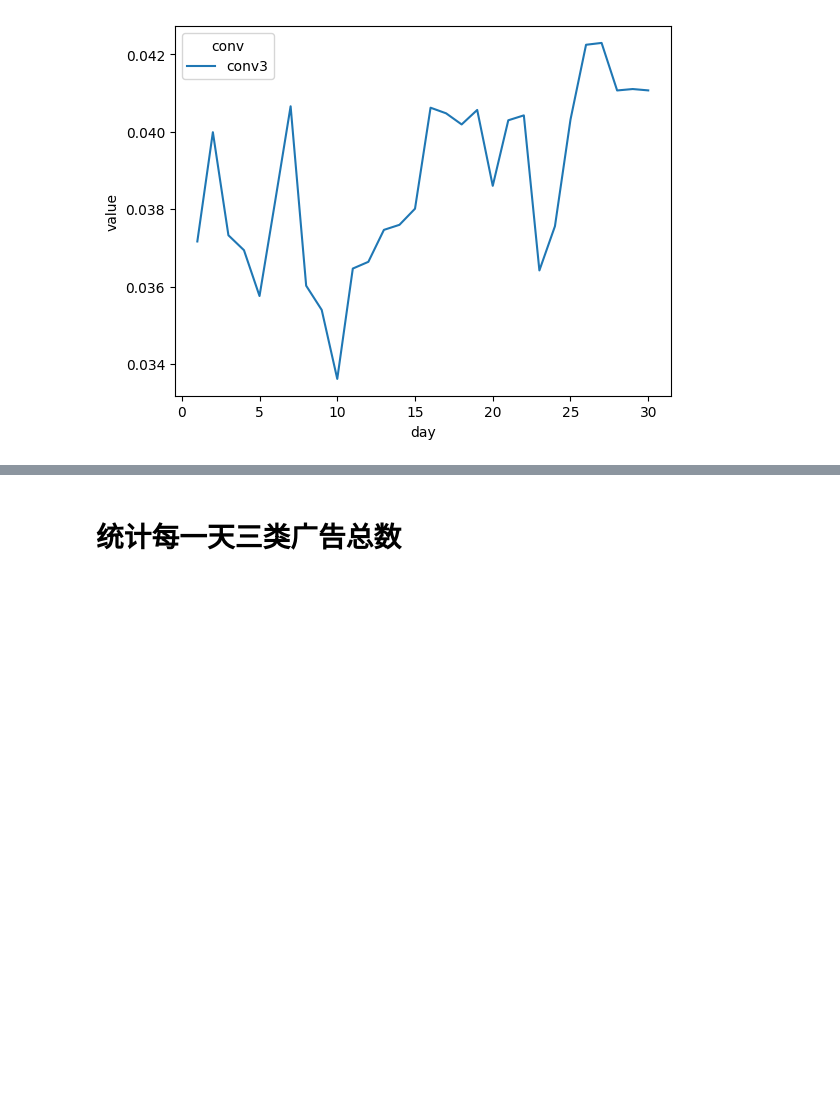
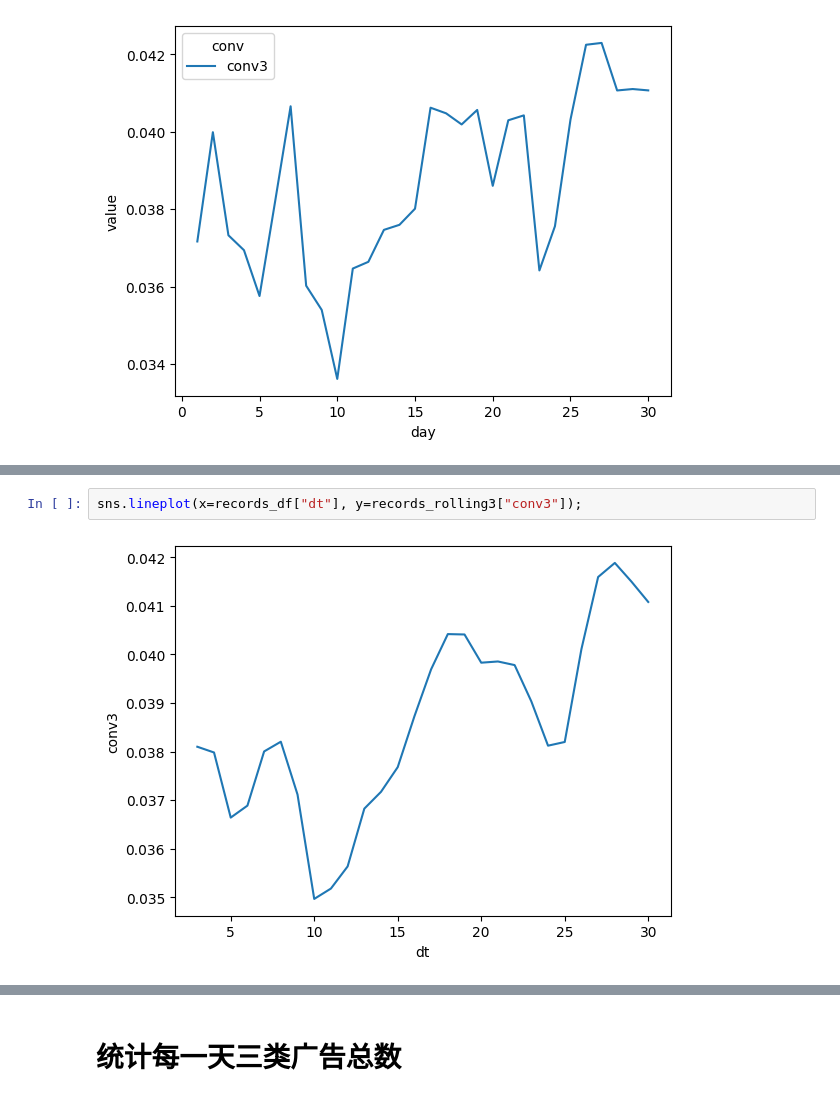
Before and after one commit to makwingchi/conversion-rate-prediction, a Jupyter notebook: PaddleDynamic/jupyter/feature_eng.ipynb, the cells around one changed output, grey strips where cells are left out. Cells and saved outputs as stored; diff of their text form; blank space fills up the shorter version.

```diff
--- a/PaddleDynamic/jupyter/feature_eng.ipynb
+++ b/PaddleDynamic/jupyter/feature_eng.ipynb
@@ -1083,0 +1459,4 @@ sns.lineplot(data=melted_conv_pct_df[melted_conv_pct_df.conv=="conv3"], x="day",
+# %%
+sns.lineplot(x=records_df["dt"], y=records_rolling3["conv3"]);
+# %% [output]
+[figure, added]
```
Also changed, not shown: parts of 43 cells of this notebook.
